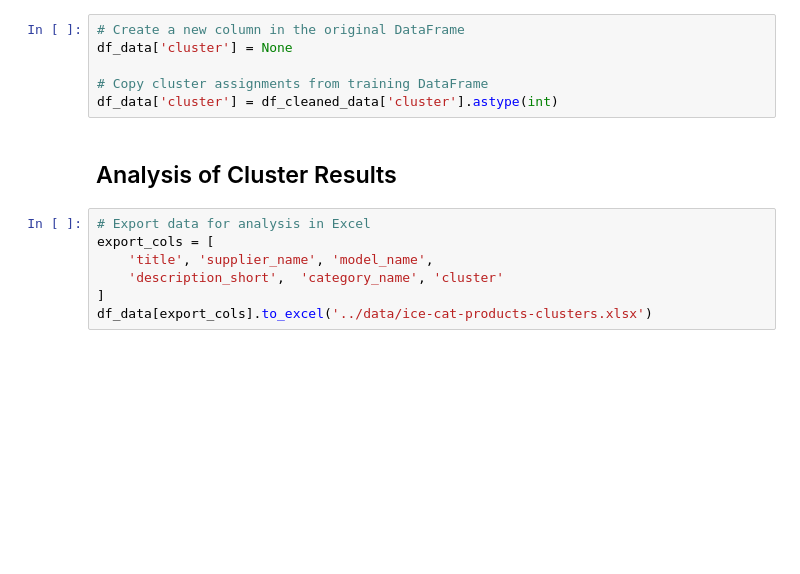
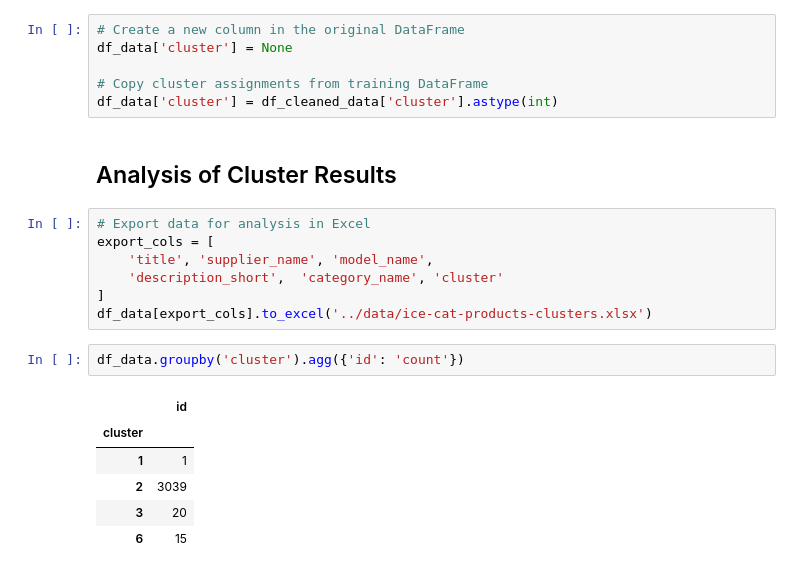
Before and after one commit to sheikhomar/snow-leopard, a Jupyter notebook: notebooks/05-modelling.ipynb, the cells around one changed output. Saved outputs shown, nothing was run; the diff lists cells and outputs as text; blank space fills up the shorter version.

```diff
--- a/notebooks/05-modelling.ipynb
+++ b/notebooks/05-modelling.ipynb
@@ -306,3 +327,12 @@ export_cols = [
     'description_short',  'category_name', 'cluster'
 ]
 df_data[export_cols].to_excel('../data/ice-cat-products-clusters.xlsx')
+# %%
+df_data.groupby('cluster').agg({'id': 'count'})
+# %% [output]
+|  | id |
+| cluster |  |
+| 1 | 1 |
+| 2 | 3039 |
+| 3 | 20 |
+| 6 | 15 |
```
Also changed, not shown: parts of 7 cells of this notebook, 1 other file.
